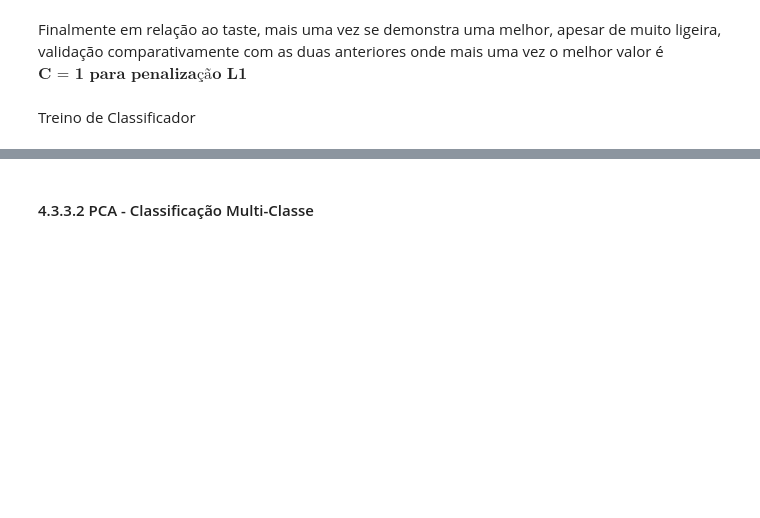
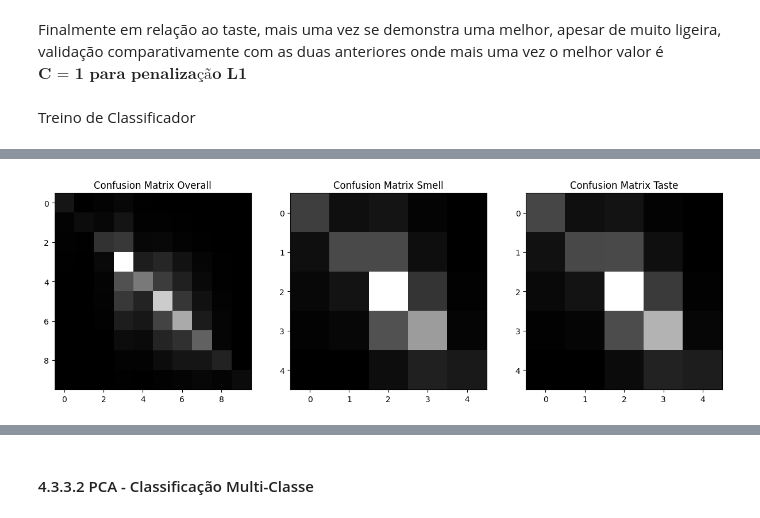
Before and after one commit to DuarteGoncalves04/aa-repo, a Jupyter notebook: Projeto/A46484.ipynb, the cells around one changed output, grey strips where cells are left out. Drawn from its saved outputs; the diff is of its cells as text; code cells hidden in the pictures; blank space fills up the shorter version.

```diff
--- a/Projeto/A46484.ipynb
+++ b/Projeto/A46484.ipynb
@@ -806,3 +859,11 @@ Matriz de Confusão:
+# %%
+CM_overall = confusion_matrix(overall_train, svm_ts_overall.predict(X1))
+CM_smell = confusion_matrix(smell_train, svm_ts_smell.predict(X1))
+CM_taste = confusion_matrix(taste_train, svm_ts_taste.predict(X1))
+CM_tuple = ((CM_overall, "Overall"), (CM_smell, "Smell"), (CM_taste, "Taste"))
+drawConfusionMatrix(CM_tuple)
+# %% [output]
+[figure, added]
 # %%
 CM_overall = confusion_matrix(overall_test, svm_ts_overall.predict(X2))
 CM_smell = confusion_matrix(smell_test, svm_ts_smell.predict(X2))
```
Also changed, not shown: parts of 40 cells of this notebook, 19 other files.
